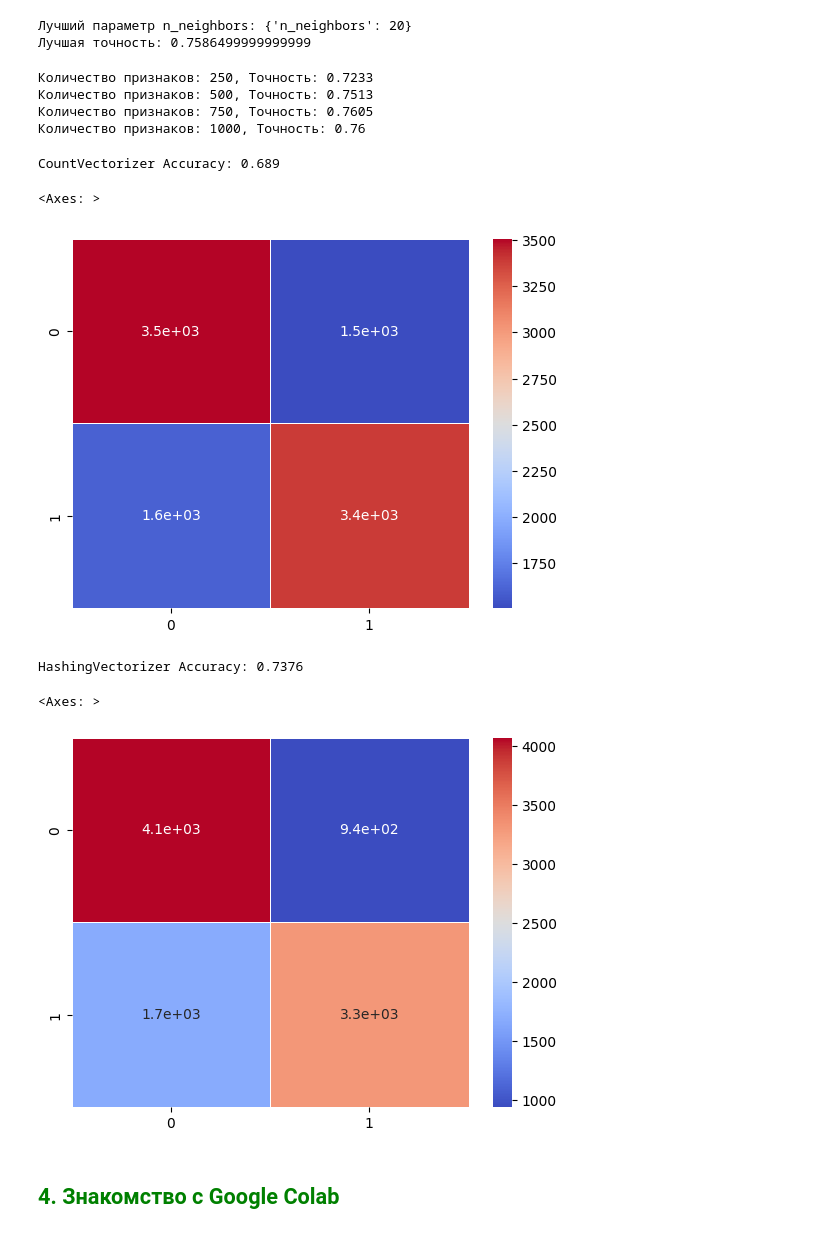
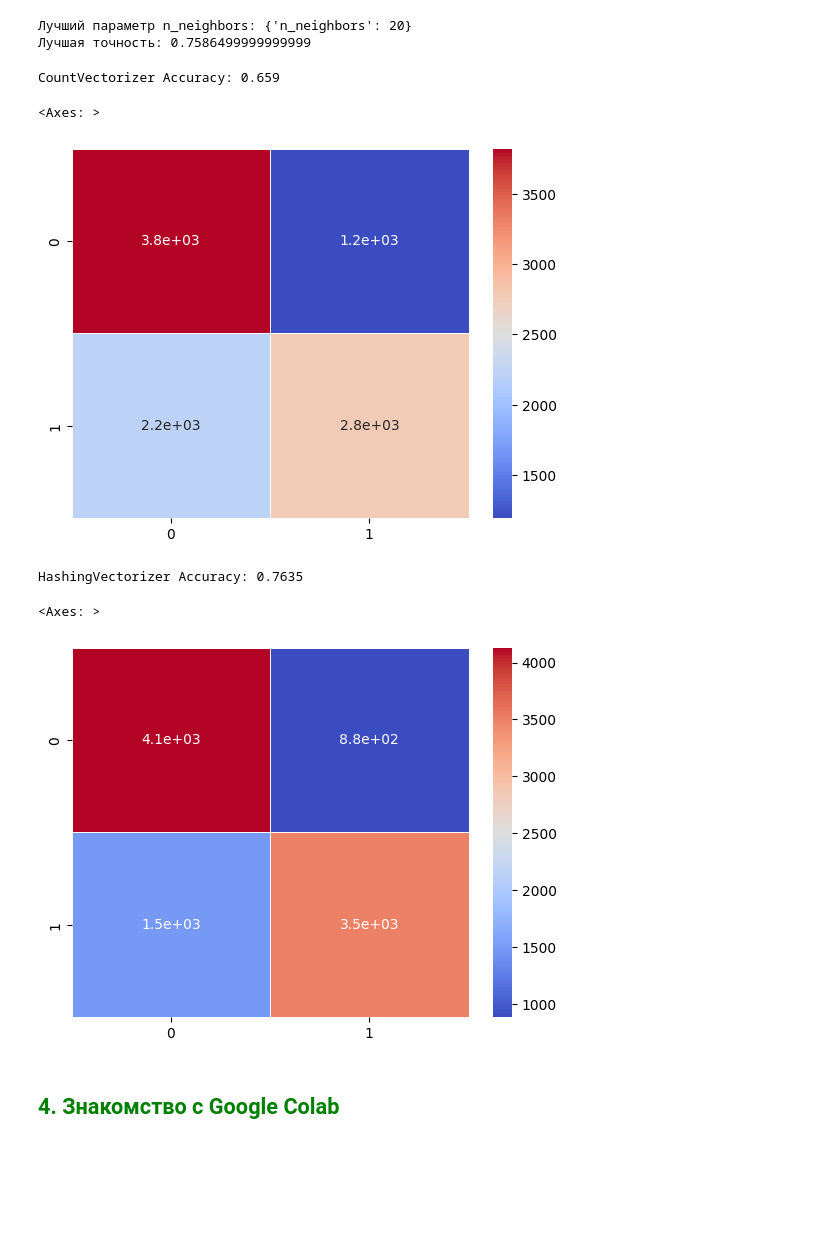
Before and after one commit to Dragoh54/MachineLearning-Labs, a Jupyter notebook: lab7/2024_ML_LR7_MACS (2).ipynb, the cells around one changed output. Saved outputs shown, nothing was run; the diff lists cells and outputs as text; code cells hidden in the pictures; blank space fills up the shorter version.

```diff
--- a/lab7/2024_ML_LR7_MACS (2).ipynb
+++ b/lab7/2024_ML_LR7_MACS (2).ipynb
@@ -448,5 +441,5 @@ data.head()
 X_text = data['prep_review']
 Y = data['sentiment'].map({'positive': 1, 'negative': 0})
 
-vectorizer = TfidfVectorizer(max_features=1000, stop_words='english')
+vectorizer = TfidfVectorizer(stop_words='english')
 X = vectorizer.fit_transform(X_text)
@@ -474,0 +472,14 @@ Accuracy: 0.8655
+# %%
+knn = KNeighborsClassifier(n_neighbors=20)
+
+X_text = data['prep_review']
+Y = data['sentiment'].map({'positive': 1, 'negative': 0})
+X_train, X_test, y_train, y_test = train_test_split(X, Y, test_size=0.2, random_state=RANDOM_STATE)
+
+knn.fit(X_train, y_train)
+y_pred = knn.predict(X_test)
+
+print("Accuracy:", accuracy_score(y_test, y_pred))
+
+confusion = confusion_matrix(y_test, y_pred)
+sns.heatmap(confusion, annot=True, cmap='coolwarm', linewidths=0.5)
@@ -483,50 +498,29 @@ print("Лучшая точность:", grid_search.best_score_)
 # %% [output]
 Лучший параметр n_neighbors: {'n_neighbors': 20}
 Лучшая точность: 0.7586499999999999
-# %%
-feature_sizes = [250, 500, 750, 1000]
-accuracies = []
-
-for size in feature_sizes:
-    vectorizer = TfidfVectorizer(max_features=size, stop_words='english')
-    X = vectorizer.fit_transform(X_text)
-    X_train, X_test, y_train, y_test = train_test_split(X, Y, test_size=0.2, random_state=RANDOM_STATE)
-
-    knn = KNeighborsClassifier(n_neighbors=grid_search.best_params_['n_neighbors'])
-    knn.fit(X_train, y_train)
-    y_pred = knn.predict(X_test)
-    accuracies.append(accuracy_score(y_test, y_pred))
-
-for size, acc in zip(feature_sizes, accuracies):
-    print(f"Количество признаков: {size}, Точность: {acc}")
-# %% [output]
-Количество признаков: 250, Точность: 0.7233
-Количество признаков: 500, Точность: 0.7513
-Количество признаков: 750, Точность: 0.7605
-Количество признаков: 1000, Точность: 0.76
 # %%
 # CountVectorizer
-count_vectorizer = CountVectorizer(max_features=1000, stop_words='english')
+count_vectorizer = CountVectorizer(stop_words='english')
 X_text = data['prep_review']
 Y = data['sentiment'].map({'positive': 1, 'negative': 0})
 
 X_count = count_vectorizer.fit_transform(X_text)
 X_train, X_test, y_train, y_test = train_test_split(X_count, Y, test_size=0.2, random_state=RANDOM_STATE)
 
 knn = KNeighborsClassifier(n_neighbors=grid_search.best_params_['n_neighbors'])
 knn.fit(X_train, y_train)
 y_pred = knn.predict(X_test)
 print("CountVectorizer Accuracy:", accuracy_score(y_test, y_pred))
 
 confusion = confusion_matrix(y_test, y_pred)
 sns.heatmap(confusion, annot=True, cmap='coolwarm', linewidths=0.5)
 # %% [output]
-CountVectorizer Accuracy: 0.689
+CountVectorizer Accuracy: 0.659
 <Axes: >
-[figure, old version]
+[figure, new version]
 # %%
 # HashingVectorizer
-hashing_vectorizer = HashingVectorizer(n_features=1000, stop_words='english')
+hashing_vectorizer = HashingVectorizer(stop_words='english')
 X_text = data['prep_review']
 Y = data['sentiment'].map({'positive': 1, 'negative': 0})
 
@@ -540,9 +534,9 @@ print("HashingVectorizer Accuracy:", accuracy_score(y_test, y_pred))
 confusion = confusion_matrix(y_test, y_pred)
 sns.heatmap(confusion, annot=True, cmap='coolwarm', linewidths=0.5)
 # %% [output]
-HashingVectorizer Accuracy: 0.7376
+HashingVectorizer Accuracy: 0.7635
 <Axes: >
-[figure, old version]
+[figure, new version]
 # %% [markdown]
 ## <font color = 'green'> 4. Знакомство с Google Colab  </font>
 # %% [markdown]
```
Also changed, not shown: parts of 8 cells of this notebook.
